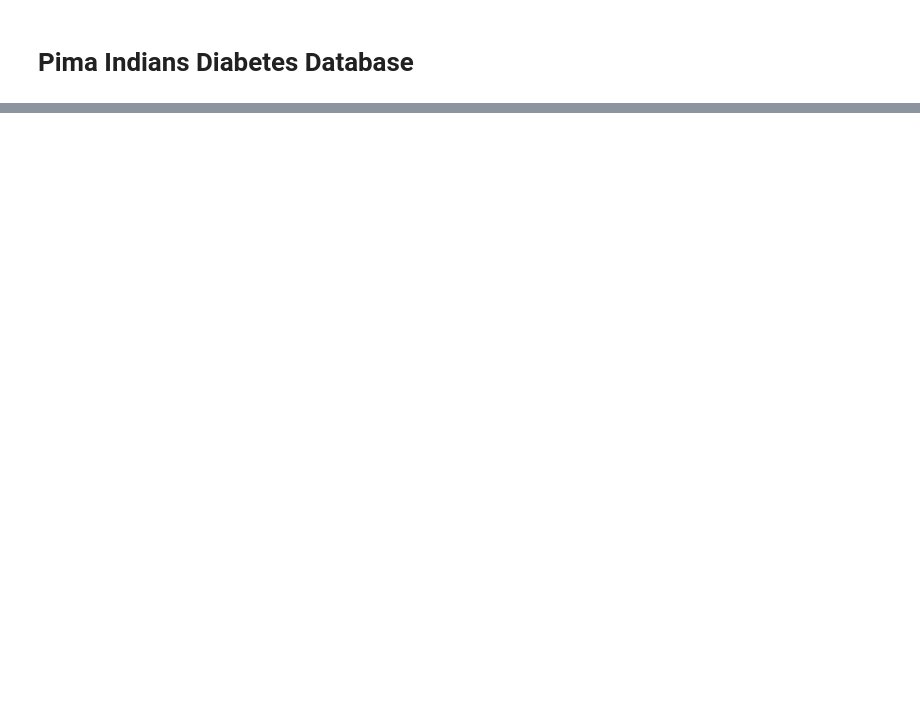
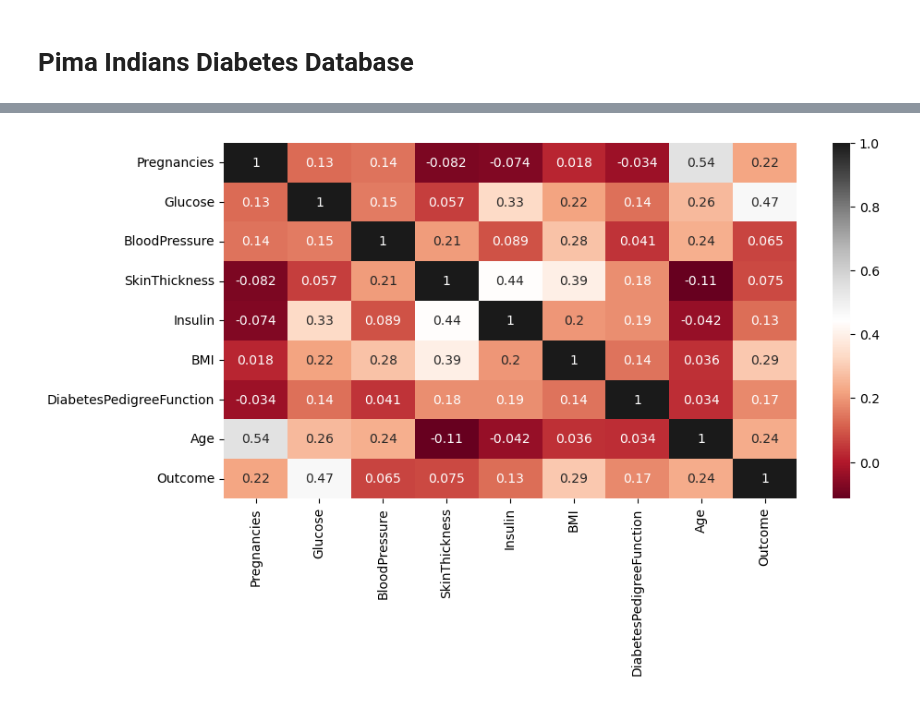
Before and after one commit to sultanbeishenkulov/Pima-Diabetes-Prediction, a Jupyter notebook: diabetes_predictions.ipynb, the cells around one changed output, grey strips where cells are left out. Saved outputs shown, nothing was run; the diff lists cells and outputs as text; code cells hidden in the pictures; blank space fills up the shorter version.

```diff
--- a/diabetes_predictions.ipynb
+++ b/diabetes_predictions.ipynb
@@ -23,0 +127,8 @@ db
+# %%
+#Let's build a heatmap to check correlation:
+plt.figure(figsize=(10,5))
+heatmap= df.corr()
+sns.heatmap(heatmap,cmap="RdGy",annot=True)
+plt.show()
+# %% [output]
+[figure, added]
```
Also changed, not shown: parts of 19 cells of this notebook, 3 other files.
